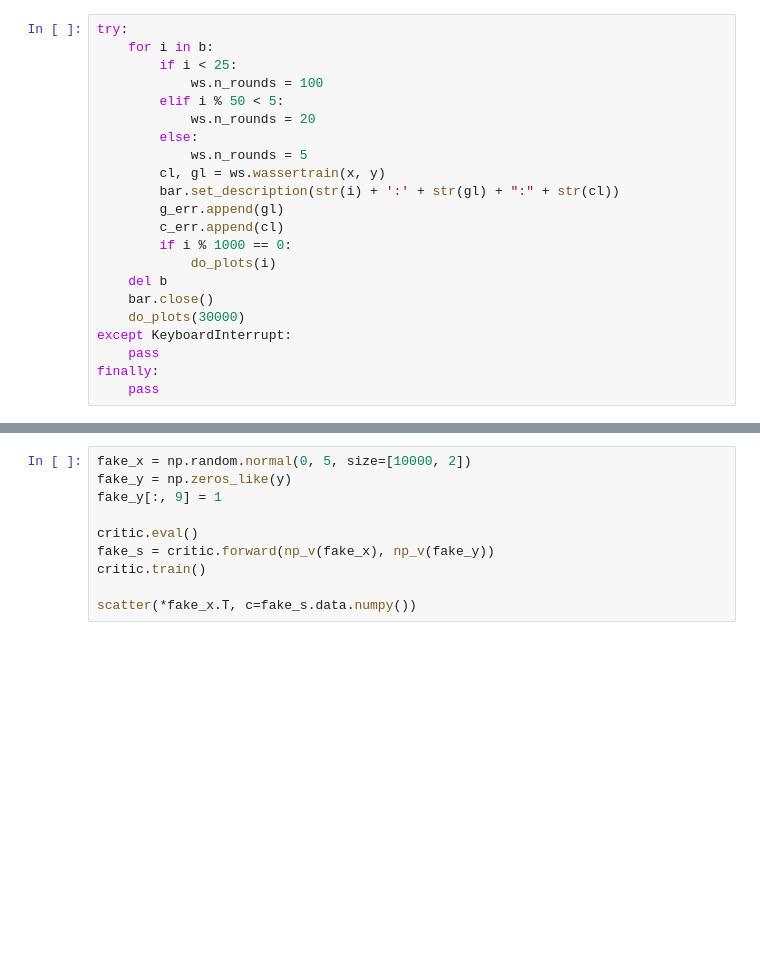
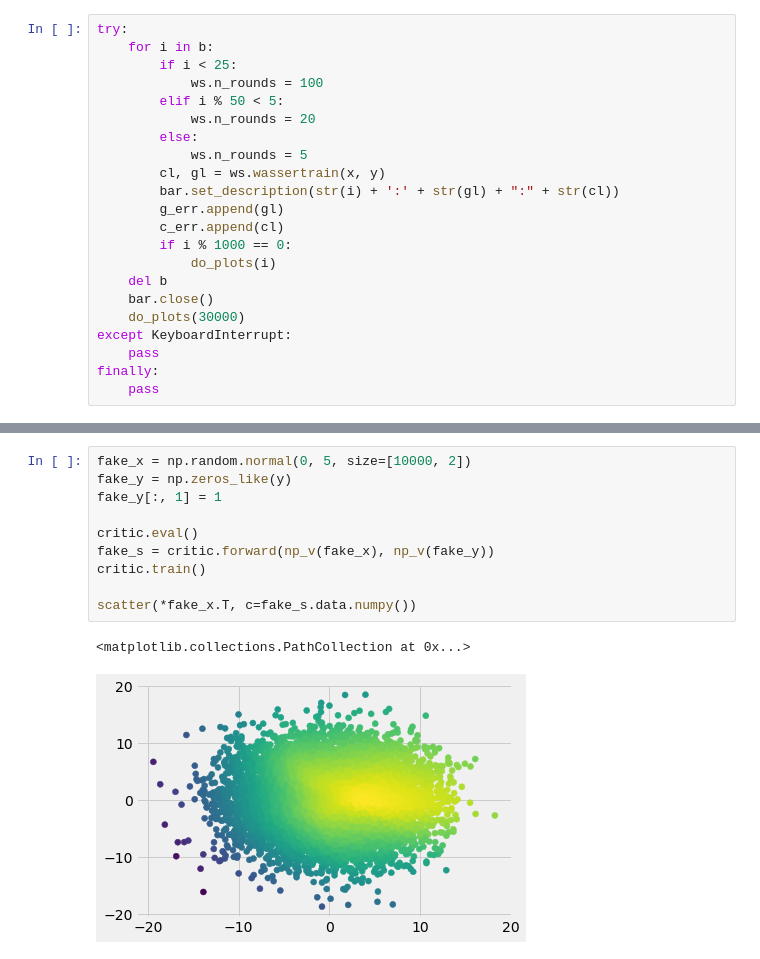
Before and after one commit to ririw/ririw.github.io, a Jupyter notebook: assets/conditional-wasserstein-gans/Improved.ipynb, the cells around one changed output, grey strips where cells are left out. Drawn from its saved outputs; the diff is of its cells as text; blank space fills up the shorter version.

```diff
--- a/assets/conditional-wasserstein-gans/Improved.ipynb
+++ b/assets/conditional-wasserstein-gans/Improved.ipynb
@@ -344,10 +358,13 @@ plt.title('Critical review of generated points')
 # %%
 fake_x = np.random.normal(0, 5, size=[10000, 2])
 fake_y = np.zeros_like(y)
-fake_y[:, 9] = 1
+fake_y[:, 1] = 1
 
 critic.eval()
 fake_s = critic.forward(np_v(fake_x), np_v(fake_y))
 critic.train()
 
 scatter(*fake_x.T, c=fake_s.data.numpy())
+# %% [output]
+<matplotlib.collections.PathCollection at 0x...>
+[figure, added]
```
Also changed, not shown: parts of 6 cells of this notebook, 6 other files.
